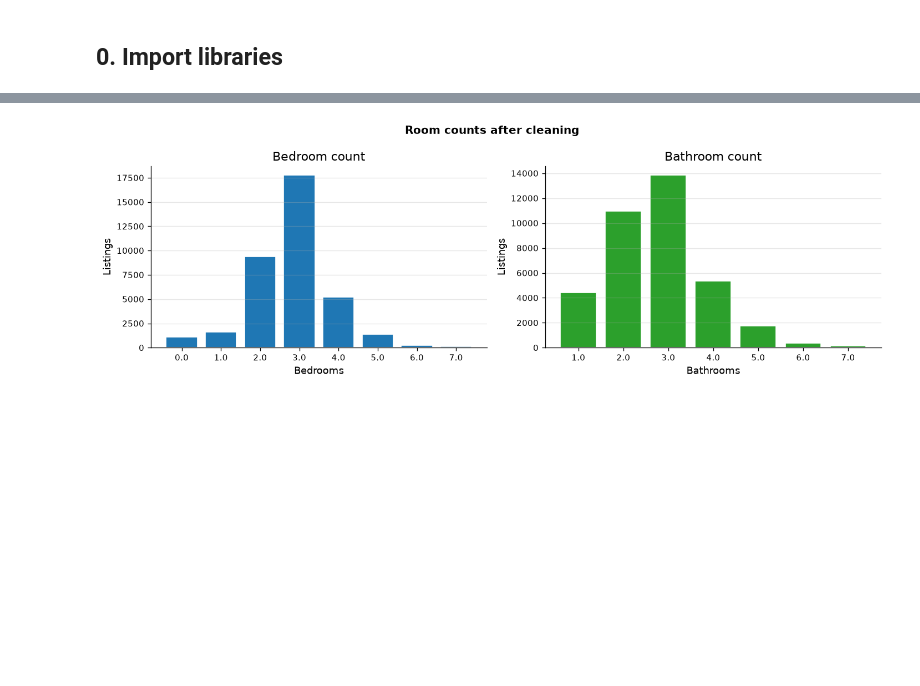
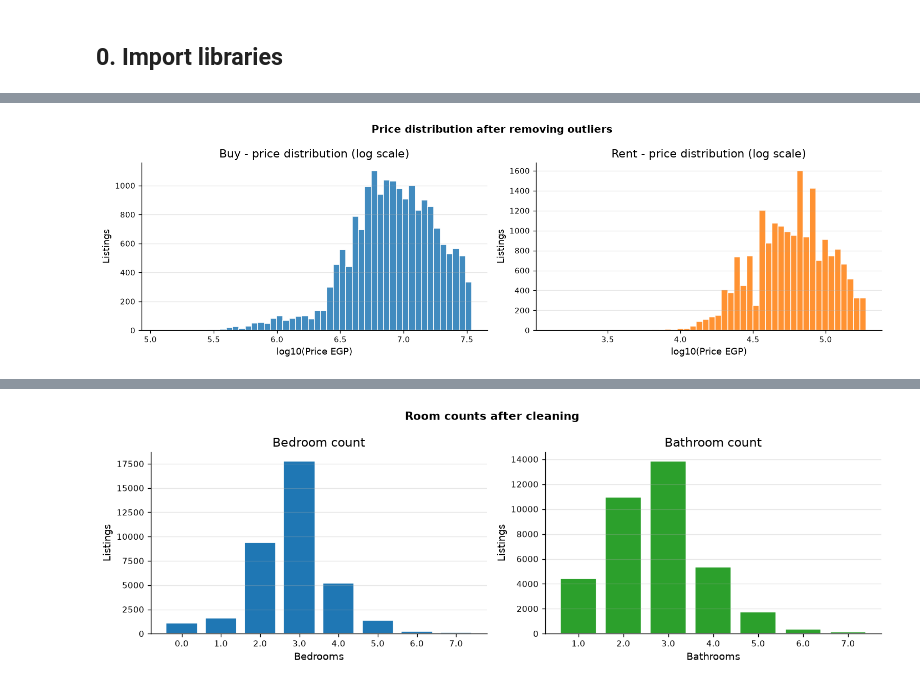
Before and after one commit to MohammedAhmed-01/Egypt_Real_Estate_Data_Analysis_2026, a Jupyter notebook: Notebooks/01_cleaning.ipynb, the cells around one changed output, grey strips where cells are left out. Saved outputs shown, nothing was run; the diff lists cells and outputs as text; code cells hidden in the pictures; blank space fills up the shorter version.

```diff
--- a/Notebooks/01_cleaning.ipynb
+++ b/Notebooks/01_cleaning.ipynb
@@ -511,0 +218,25 @@ Bathroom values: [1.0, 2.0, 3.0, 4.0, 5.0, 6.0, 7.0]
+# %%
+# Step 1: build a monthly weight table based on trend and seasonality
+START_DATE = "2022-01-01"
+END_DATE   = "2026-03-31"
+
+months   = pd.date_range("2022-01", "2026-03", freq="MS")
+yr_float = np.array(months.year + (months.month - 1) / 12)
+
+# sigmoid curve to model market growth (more listings toward 2026)
+trend = 1 / (1 + np.exp(-2.5 * (yr_float - 2024.5)))
+
+# monthly seasonal multipliers (1.0 = average activity)
+seasonal_idx = {
+    1: 0.85, 2: 1.10, 3: 1.25, 4: 1.20, 5: 1.00,
+    6: 0.75, 7: 0.65, 8: 0.70, 9: 1.15, 10: 1.20, 11: 1.10, 12: 0.80,
+}
+seasonality = np.array([seasonal_idx[m.month] for m in months])
+
+raw_weight  = trend * seasonality
+month_table = pd.DataFrame({
+    "month_start": months,
+    "year":        months.year,
+    "month":       months.month,
+    "weight":      raw_weight / raw_weight.sum(),   # normalize so weights sum to 1
+})
@@ -511,0 +500,17 @@ Bathroom values: [1.0, 2.0, 3.0, 4.0, 5.0, 6.0, 7.0]
+# %%
+# histogram of prices on a log scale (log is needed because prices span a huge range)
+fig, axes = plt.subplots(1, 2, figsize=(13, 4))
+
+for ax, otype, color in zip(axes, ["Buy", "Rent"], [BUY_CLR, RENT_CLR]):
+    data = df.loc[df["offering_type"] == otype, "price_egp"].dropna()
+    ax.hist(np.log10(data), bins=50, color=color, edgecolor="white", alpha=0.85)
+    ax.set_title(f"{otype} - price distribution (log scale)")
+    ax.set_xlabel("log10(Price EGP)")
+    ax.set_ylabel("Listings")
+    ax.grid(axis="y", alpha=0.3)
+
+plt.suptitle("Price distribution after removing outliers", fontweight="bold")
+plt.tight_layout()
+plt.show()
+# %% [output]
+[figure, added]
```
Also changed, not shown: parts of 94 cells of this notebook, 35 other files.
